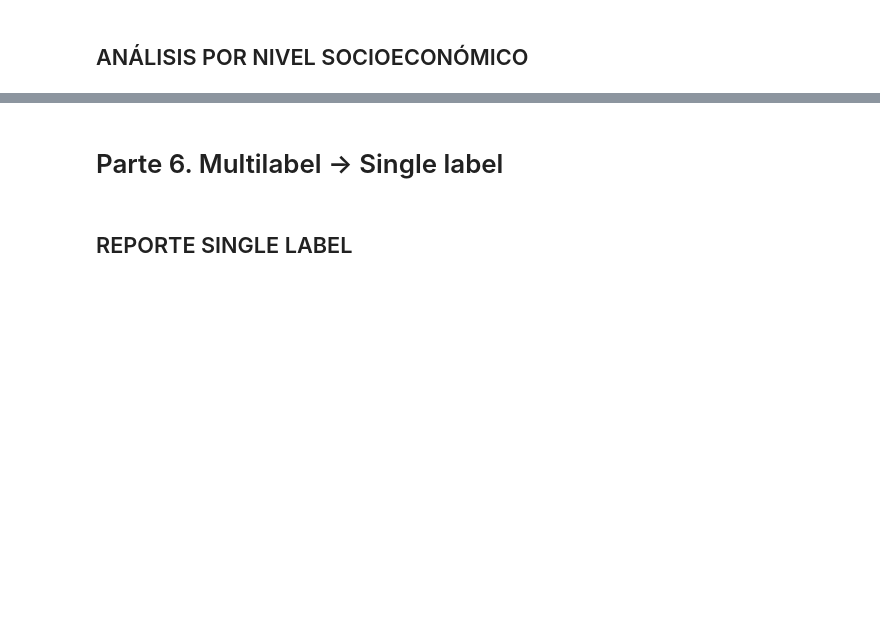
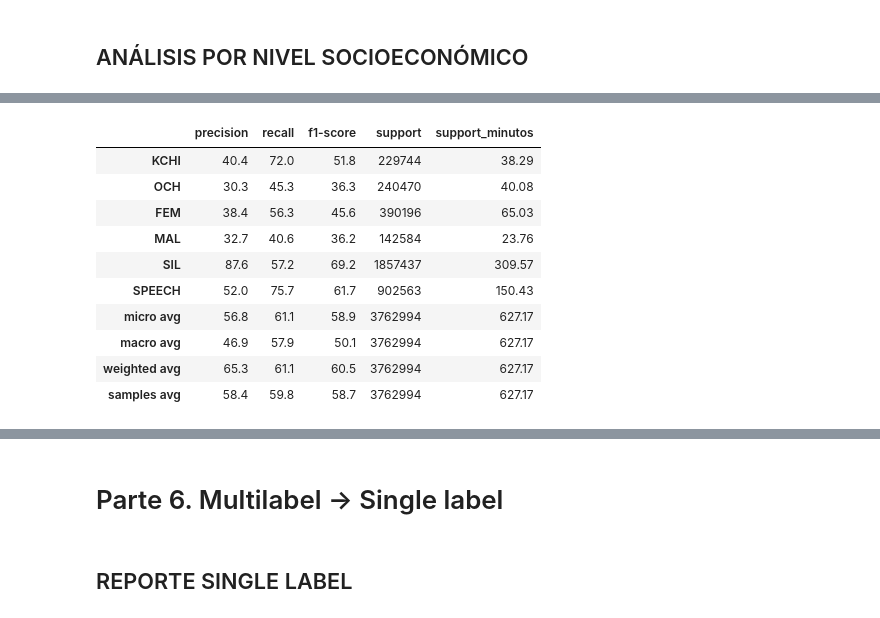
Before and after one commit to pabloamden/tesis_pablo, a Jupyter notebook: procesar_results_concat_v03.ipynb, the cells around one changed output, grey strips where cells are left out. Cells and saved outputs as stored; diff of their text form; code cells hidden in the pictures; blank space fills up the shorter version.

```diff
--- a/procesar_results_concat_v03.ipynb
+++ b/procesar_results_concat_v03.ipynb
@@ -158,7 +154,7 @@ df["Diar_SIL"] = 1 - df["Diar_SPEECH"]
 # %% [markdown]
 # Parte 4. Armar multilabel SIN ELE
 # %%
-labels = ["KCHI", "OCH", "FEM", "MAL", "SIL"]
+labels = ["KCHI", "OCH", "MAL", "FEM", "SIL"]
 
 y_true_multi = df[
     ["Elan_KCHI", "Elan_OCH", "Elan_FEM", "Elan_MAL", "Elan_SIL"]
@@ -170,8 +166,12 @@ y_pred_multi = df[
 # %% [markdown]
 # Parte 5. Multilabel confusion + report
 # %%
+from sklearn.metrics import multilabel_confusion_matrix, classification_report
+import pandas as pd
+import numpy as np
+
 # índices de las clases que forman SPEECH
-speech_indices = [labels.index(l) for l in ["KCHI", "OCH", "FEM", "MAL"]]
+speech_indices = [labels.index(l) for l in ["KCHI", "OCH", "MAL", "FEM"]]
 
 # crear columna SPEECH
 y_true_speech = (y_true_multi[:, speech_indices].sum(axis=1) > 0).astype(int)
@@ -471,21 +538,67 @@ y_pred_nsm = agregar_speech(y_pred_nsm)
 labels_full = labels + ["SPEECH"]
 # %%
 from sklearn.metrics import classification_report
+import pandas as pd
+import os
 
-print("=== NSB ===")
-print(classification_report(
+FRAME_SEC = 0.01  # 1 frame = 0.01 segundos
+
+def generar_report_con_support_minutos(y_true, y_pred, labels_full):
+    report = classification_report(
+        y_true,
+        y_pred,
+        target_names=labels_full,
+        zero_division=0,
+        output_dict=True
+    )
+
+    df_report = pd.DataFrame(report).T
+
+    # support está en frames; lo pasamos a minutos
+    df_report["support_minutos"] = df_report["support"] * FRAME_SEC / 60
+
+    # Formato
+    df_report["precision"] = (df_report["precision"] * 100).round(1)
+    df_report["recall"] = (df_report["recall"] * 100).round(1)
+    df_report["f1-score"] = (df_report["f1-score"] * 100).round(1)
+
+    df_report["support"] = df_report["support"].round(0).astype(int)
+    df_report["support_minutos"] = df_report["support_minutos"].round(2)
+
+    return df_report
+
+
+# Crear reportes
+df_report_nsb = generar_report_con_support_minutos(
     y_true_nsb,
     y_pred_nsb,
-    target_names=labels_full,
-    zero_division=0
-))
+    labels_full
+)
+
+df_report_nsm = generar_report_con_support_minutos(
+    y_true_nsm,
+    y_pred_nsm,
+    labels_full
+)
+
+# Mostrar en notebook
+print("=== NSB ===")
+display(df_report_nsb)
 
 print("\n=== NSM ===")
-print(classification_report(
-    y_true_nsm,
-    y_pred_nsm,
-    target_names=labels_full,
-    zero_division=0
-))
+display(df_report_nsm)
+
+
+# Exportar a Excel
+output_dir = "outputs"
+os.makedirs(output_dir, exist_ok=True)
+
+output_path = os.path.join(output_dir, "classification_report_nsb_nsm_con_tiempo.xlsx")
+
+with pd.ExcelWriter(output_path, engine="openpyxl") as writer:
+    df_report_nsb.to_excel(writer, sheet_name="NSB")
+    df_report_nsm.to_excel(writer, sheet_name="NSM")
+
+print(f"Excel exportado en: {output_path}")
 # %% [output]
 === NSB ===
@@ -507,0 +605,11 @@ weighted avg       0.78      0.76      0.77   2488875
+|  | precision | recall | f1-score | support | support_minutos |
+| KCHI | 40.4 | 72.0 | 51.8 | 229744 | 38.29 |
+| OCH | 30.3 | 45.3 | 36.3 | 240470 | 40.08 |
+| FEM | 38.4 | 56.3 | 45.6 | 390196 | 65.03 |
+| MAL | 32.7 | 40.6 | 36.2 | 142584 | 23.76 |
+| SIL | 87.6 | 57.2 | 69.2 | 1857437 | 309.57 |
+| SPEECH | 52.0 | 75.7 | 61.7 | 902563 | 150.43 |
+| micro avg | 56.8 | 61.1 | 58.9 | 3762994 | 627.17 |
+| macro avg | 46.9 | 57.9 | 50.1 | 3762994 | 627.17 |
+| weighted avg | 65.3 | 61.1 | 60.5 | 3762994 | 627.17 |
+| samples avg | 58.4 | 59.8 | 58.7 | 3762994 | 627.17 |
```
Also changed, not shown: parts of 20 cells of this notebook, 4 other files.
